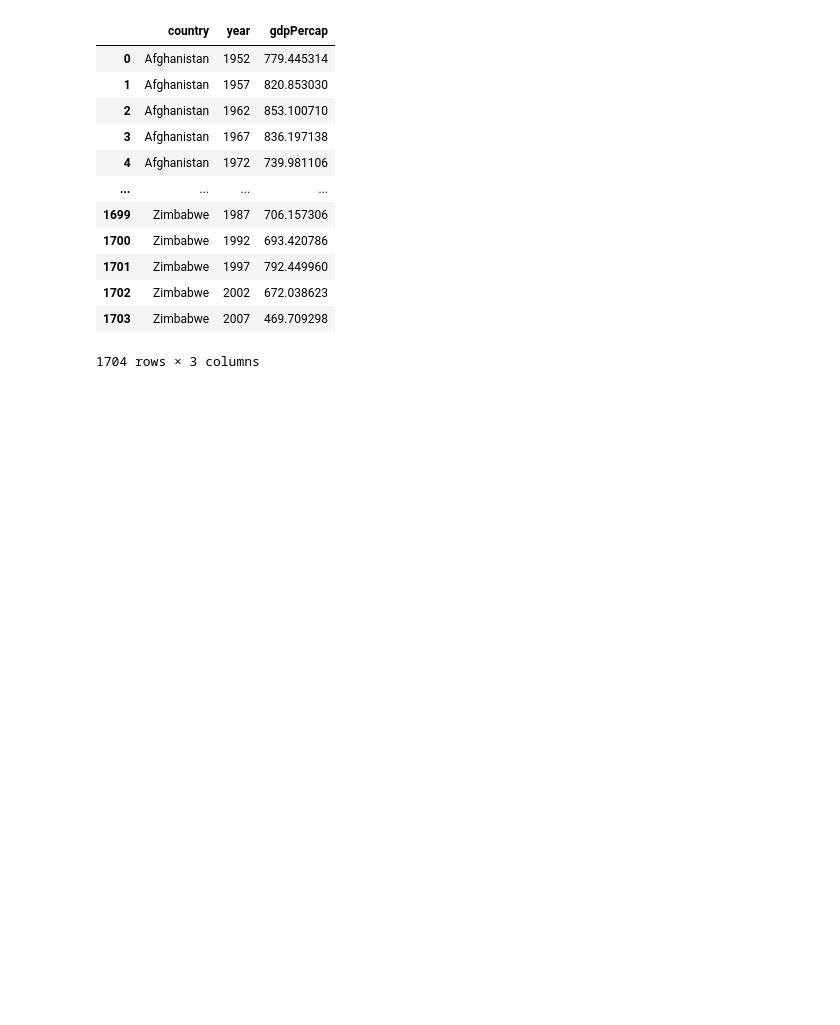
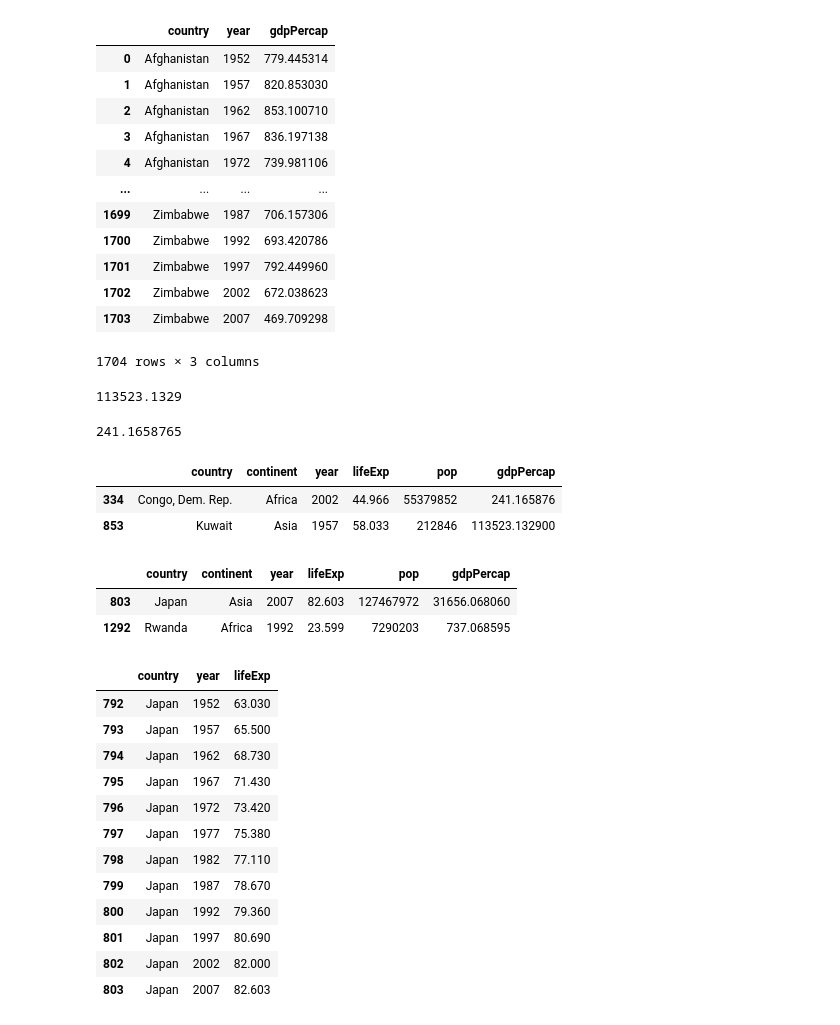
Before and after one commit to JakeOh/202208_itw_java134_lab_python, a Jupyter notebook: py20_gapminder.ipynb, the cells around one changed output. Cells and saved outputs as stored; diff of their text form; code cells hidden in the pictures; blank space fills up the shorter version.

```diff
--- a/py20_gapminder.ipynb
+++ b/py20_gapminder.ipynb
@@ -142,3 +142,45 @@ gapminder[['country', 'year', 'gdpPercap']]
 | 1702 | Zimbabwe | 2002 | 672.038623 |
 | 1703 | Zimbabwe | 2007 | 469.709298 |
 1704 rows × 3 columns
+# %%
+# 1인당 GDP 최댓값
+gapminder.gdpPercap.max()
+# %% [output]
+113523.1329
+# %%
+# 1인당 GDP 최솟값
+gapminder['gdpPercap'].min()
+# %% [output]
+241.1658765
+# %%
+gapminder[(gapminder.gdpPercap == gapminder.gdpPercap.max()) |
+          (gapminder.gdpPercap == gapminder.gdpPercap.min())]
+# %% [output]
+|  | country | continent | year | lifeExp | pop | gdpPercap |
+| 334 | Congo, Dem. Rep. | Africa | 2002 | 44.966 | 55379852 | 241.165876 |
+| 853 | Kuwait | Asia | 1957 | 58.033 | 212846 | 113523.132900 |
+# %%
+# 기대수명 최솟값, 최댓값
+gapminder[(gapminder.lifeExp == gapminder.lifeExp.min()) |
+          (gapminder.lifeExp == gapminder.lifeExp.max())]
+# %% [output]
+|  | country | continent | year | lifeExp | pop | gdpPercap |
+| 803 | Japan | Asia | 2007 | 82.603 | 127467972 | 31656.068060 |
+| 1292 | Rwanda | Africa | 1992 | 23.599 | 7290203 | 737.068595 |
+# %%
+# 일본의 연도별 기대 수명
+gapminder[gapminder.country == 'Japan'][['country', 'year', 'lifeExp']]
+# %% [output]
+|  | country | year | lifeExp |
+| 792 | Japan | 1952 | 63.030 |
+| 793 | Japan | 1957 | 65.500 |
+| 794 | Japan | 1962 | 68.730 |
+| 795 | Japan | 1967 | 71.430 |
+| 796 | Japan | 1972 | 73.420 |
+| 797 | Japan | 1977 | 75.380 |
+| 798 | Japan | 1982 | 77.110 |
+| 799 | Japan | 1987 | 78.670 |
+| 800 | Japan | 1992 | 79.360 |
+| 801 | Japan | 1997 | 80.690 |
+| 802 | Japan | 2002 | 82.000 |
+| 803 | Japan | 2007 | 82.603 |
```
Also changed, not shown: parts of 4 cells of this notebook.
